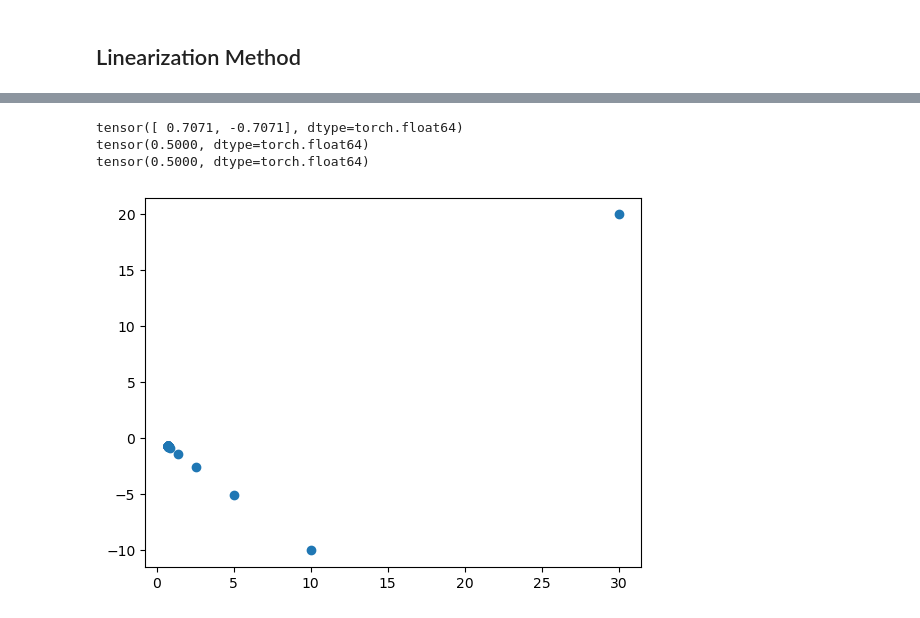
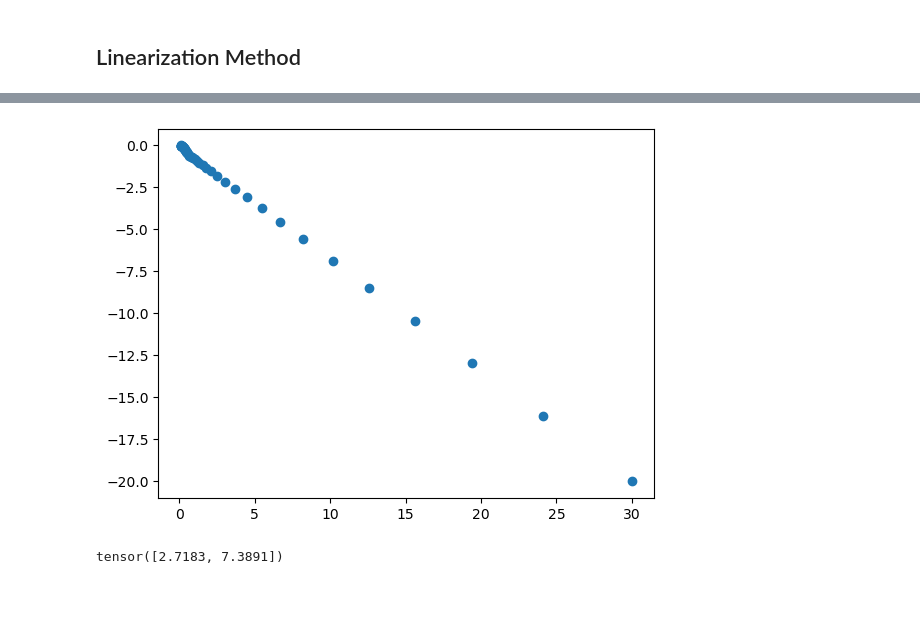
Before and after one commit to slimon0216/2022_Fault_Tolerance, a Jupyter notebook: experiment.ipynb, the cells around one changed output, grey strips where cells are left out. Saved outputs shown, nothing was run; the diff lists cells and outputs as text; code cells hidden in the pictures.

Commit message:
Add Gradient Filter and Linearization Method

```diff
--- a/experiment.ipynb
+++ b/experiment.ipynb
@@ -137,17 +114,21 @@ DELTA = torch.inf
 N = 1
 EPSILON = 0.5
 # %%
-obj = lambda X: X[0]*X[1]+1
+obj = lambda X: X[0]*X[1]+1  # x*y + 1
 cons =[
-    lambda X: sum(X**2) - 1,   # x * y + 1
-    # lambda X: X[0]**2 + X[1]**2, # x^2 + y^2
+    lambda X: sum(X**2) - 1,   # x^2 + y^2 + 1
+    lambda X: abs(X[0]) + abs(X[1]) - 1,
+    lambda X: X[0]**3 + X[1]**2, # x^3 + y^2
     lambda X: 0.0, # the assumption on the top of page 44
 ]
 
 # initial guess
-X = torch.randint(low=-10000, high=10000, size=(2, )).to(torch.float)
+# X = torch.randint(low=-200, high=200, size=(2, )).to(torch.float)
+# X = torch.Tensor([300.0, -200.0])
+X = torch.Tensor([30.0, -20.0])
 print(X)
 
-res = opt.minimize(obj, X, constraints=[NonlinearConstraint(i, -np.inf, 0) for i in cons])
+# real answer
+res = opt.minimize(obj, X, constraints=[NonlinearConstraint(i, -torch.inf, 0) for i in cons])
 res
 # %% [output]
@@ -164,6 +145,8 @@ tensor([ 9848., -7471.])
 # %%
+# Our ans
 positions = [X]
-for i in range(1):
+num_iterate = 50
+for _ in range(num_iterate):
     '''Find I_δ(X)'''
     F = lambda X: max([f(X) for f in cons])
     I_delta = []
@@ -179,23 +162,21 @@ for i in range(1):
     for i in I_delta:
         val_of_cons.append(cons[i](X))
         grad_of_cons.append(Gradient(cons[i], X))
-    # print(val_of_cons)
-    # print(grad_of_cons)
 
-    linear_cons = [lambda p, grad=grad, val=val: np.dot(grad, p) + val for grad, val in zip(grad_of_cons, val_of_cons)]
+    # linear_cons = [np.dot(grad, p) + val for grad, val in zip(grad_of_cons, val_of_cons)]
 
-    res = opt.minimize(quad_obj, X, constraints=[NonlinearConstraint(linear_cons[0], -np.inf, 0)])
+    res = opt.minimize(quad_obj, X, constraints=[LinearConstraint(grad, -np.inf, -val) for grad, val in zip(grad_of_cons, val_of_cons)])
     if not res.success:
         print(res)
         raise(BaseException)
     p = (res.x) # solution of the quadratic programming problem
-    # print(res)
 
     alpha = 1
     while obj(X + alpha*p) + N*F(X + alpha*p) > obj(X) + N*F(X) - alpha*EPSILON*np.dot(p, p):
         alpha /= 2
+
     X += alpha*p
     positions.append(X)
-    print(f'X: {X.tolist()}', f'obj: {obj(X)}', end='\r')
-    # time.sleep(.1)
+    print(f'X: ({X[0]:4f}, {X[1]:4f}), obj: {obj(X)}, alpha: {alpha}, |p|: {sum(p**2):4f}', end='\r')
+    time.sleep(.1)
 # %% [output]
@@ -212,14 +184,10 @@ BaseException:
-# %%
-print(X)
-print(obj(X))
-print(obj(X+res.x))
-# print(quad_obj(res.x))
-# %% [output]
-tensor([ 0.7071, -0.7071], dtype=torch.float64)
-tensor(0.5000, dtype=torch.float64)
-tensor(0.5000, dtype=torch.float64)
 # %%
-plt.scatter([pos[0] for pos in positions],[ pos[1] for pos in positions], label='solution')
+# positions = positions[3:]
+plt.scatter([pos[0] for pos in positions],[ pos[1] for pos in positions])
 plt.show()
 # %% [output]
-[figure, old version]
+[figure, new version]
+# %%
+torch.exp(torch.from_numpy(np.array([1, 2])))
+# %% [output]
+tensor([2.7183, 7.3891])
```
Also changed, not shown: parts of 3 cells of this notebook.
